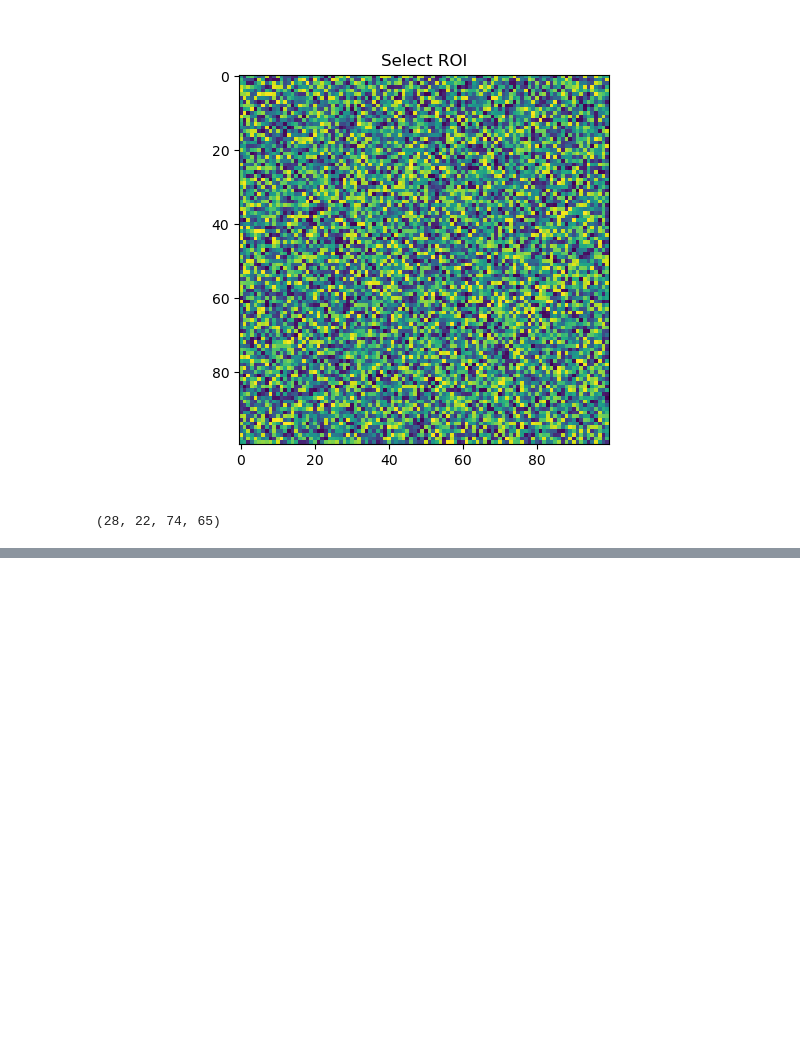
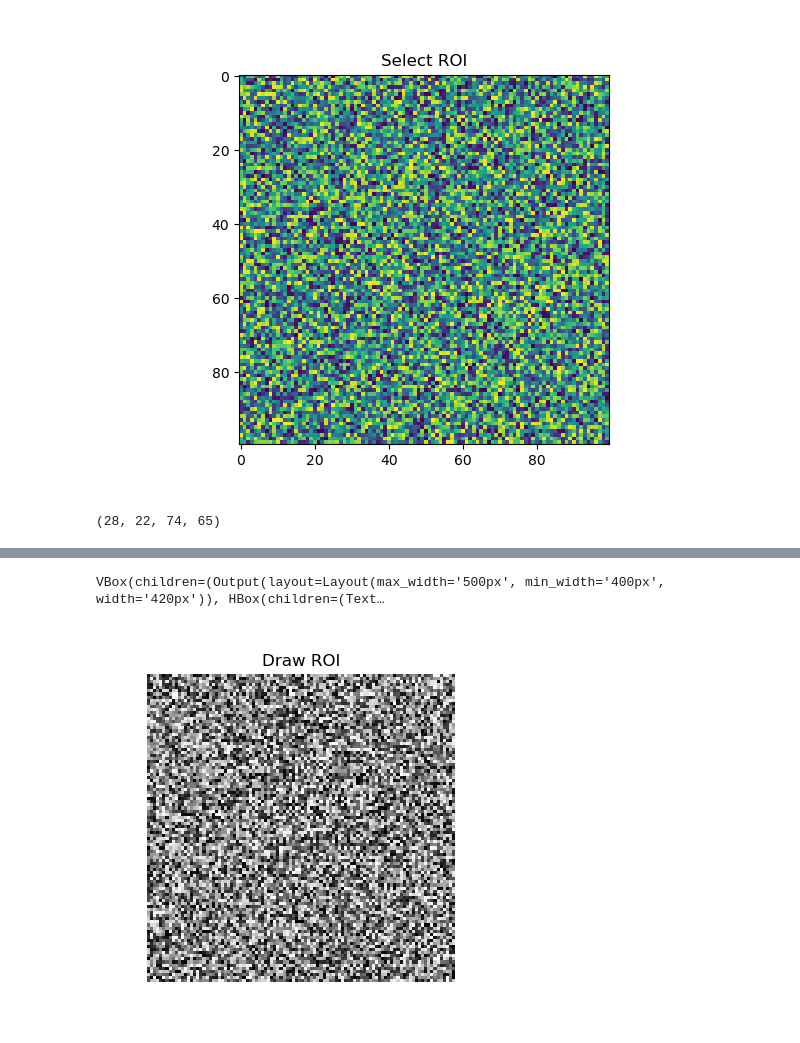
Before and after one commit to neutronimaging/scripts, a Jupyter notebook: python/imagingUI/TestingiPyWidgets.ipynb, the cells around one changed output, grey strips where cells are left out. Cells and saved outputs as stored; diff of their text form; code cells hidden in the pictures; blank space fills up the shorter version.

```diff
--- a/python/imagingUI/TestingiPyWidgets.ipynb
+++ b/python/imagingUI/TestingiPyWidgets.ipynb
@@ -983,0 +1187,78 @@ print(roisel.roi)
+# %%
+import numpy as np
+import matplotlib.pyplot as plt
+from matplotlib.widgets import RectangleSelector
+import ipywidgets as widgets
+from IPython.display import display, clear_output
+
+# Dummy image
+image = np.random.rand(100, 100)
+
+# Info + histogram widgets
+info_text = widgets.Textarea(
+    value="Draw a rectangle on the image.",
+    layout=widgets.Layout(width='100%', height='100px')
+)
+hist_canvas = widgets.Output()
+
+def update_histogram(data):
+    with hist_canvas:
+        clear_output(wait=True)
+        fig, ax = plt.subplots(figsize=(4, 2))
+        ax.hist(data.ravel(), bins=50, color='black')
+        ax.set_title('ROI Histogram')
+        ax.set_xlabel('Pixel Value')
+        ax.set_ylabel('Frequency')
+        fig.tight_layout()
+        display(fig)
+
+# Image canvas
+image_canvas = widgets.Output(layout=widgets.Layout(width='420px', min_width='400px', max_width='500px'))
+
+with image_canvas:
+    fig, ax = plt.subplots(figsize=(4, 4))
+    ax.imshow(image, cmap='gray')
+    ax.set_title("Draw ROI")
+    ax.axis('off')
+
+    def onselect(eclick, erelease):
+        x1, y1 = int(eclick.xdata), int(eclick.ydata)
+        x2, y2 = int(erelease.xdata), int(erelease.ydata)
+        xmin, xmax = sorted([x1, x2])
+        ymin, ymax = sorted([y1, y2])
+
+        roi = image[ymin:ymax, xmin:xmax]
+        if roi.size > 0:
+            mean = roi.mean()
+            std = roi.std()
+            min_val = roi.min()
+            max_val = roi.max()
+            info = (
+                f"ROI ({xmin}:{xmax}, {ymin}:{ymax})\n"
+                f"Mean: {mean:.3f}, Std: {std:.3f}\n"
+                f"Min: {min_val:.3f}, Max: {max_val:.3f}\n"
+                f"Size: {roi.shape}"
+            )
+            info_text.value = info
+            update_histogram(roi)
+        else:
+            info_text.value = "Empty ROI selected."
+            update_histogram(np.array([]))
+
+    selector = RectangleSelector(ax, onselect, useblit=True,
+                                 button=[1], minspanx=5, minspany=5,
+                                 spancoords='pixels', interactive=True)
+    # display(fig)  # <-- REMOVE THIS LINE
+
+
+# Right panel with fixed pixel width
+right_panel = widgets.HBox([info_text, hist_canvas],
+                           layout=widgets.Layout(width='420px', min_width='400px', max_width='500px'))
+
+# HBox with alignment
+ui = widgets.VBox([image_canvas, right_panel],
+                  layout=widgets.Layout(width='100%', align_items='flex-start'))
+display(ui)
+# %% [output]
+VBox(children=(Output(layout=Layout(max_width='500px', min_width='400px', width='420px')), HBox(children=(Text…
+[figure, added]
```
Also changed, not shown: parts of 11 cells of this notebook, 1 other file.
